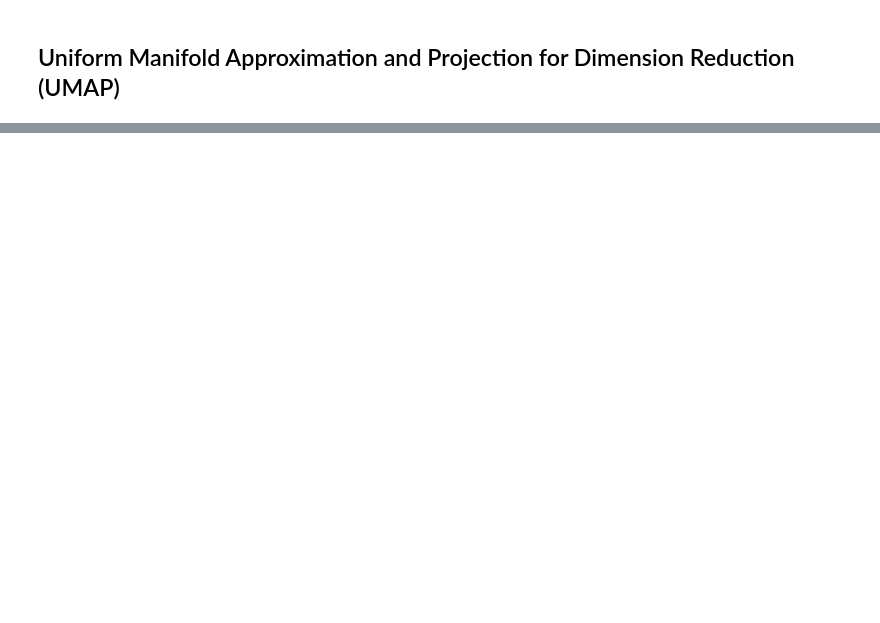
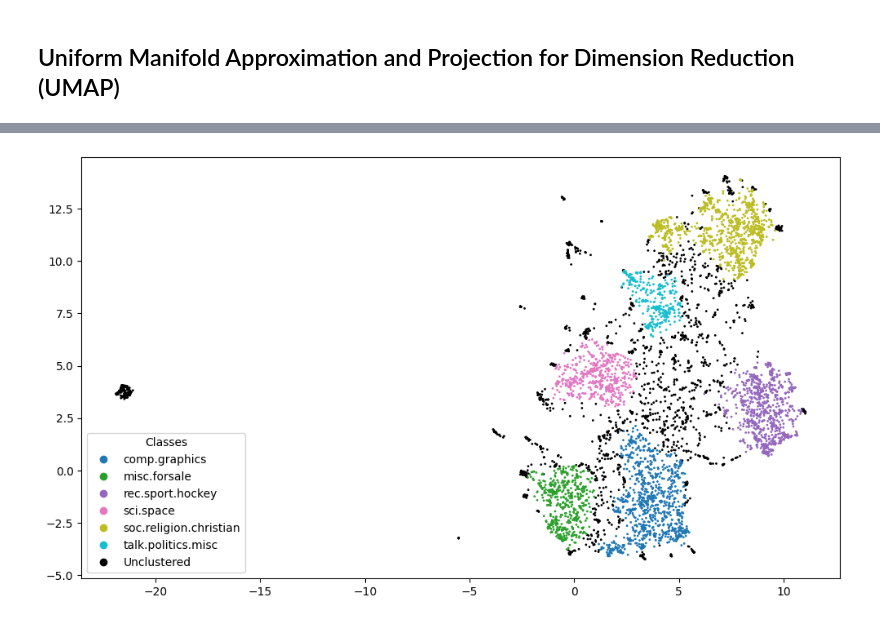
Before and after one commit to GuillaumeZahnd/20newsgroups-clustering, a Jupyter notebook: 20newsgroups-clustering.ipynb, the cells around one changed output, grey strips where cells are left out. Saved outputs shown, nothing was run; the diff lists cells and outputs as text; code cells hidden in the pictures; blank space fills up the shorter version.

```diff
--- a/20newsgroups-clustering.ipynb
+++ b/20newsgroups-clustering.ipynb
@@ -482,0 +551,29 @@ plt.show()
+# %%
+hdbscan_labels = HDBSCAN(min_samples=65, min_cluster_size=170).fit_predict(embeddings)
+# %%
+# We implement another lookup table to make the indices of the clusters coincide between HDBSCAN and UMAP
+def label_to_cluster_index_mapping_hdbscan_to_umap(label_indices):
+    label_indices += 10
+    label_indices[label_indices==10] = 2
+    label_indices[label_indices==11] = 3
+    label_indices[label_indices==12] = 5
+    label_indices[label_indices==13] = 4
+    label_indices[label_indices==14] = 0
+    label_indices[label_indices==15] = 1
+    return label_indices
+# %%
+clustered = (hdbscan_labels >= 0)
+plt.figure(figsize=(12, 12))
+ax = plt.gca()
+ax.set_aspect('equal')
+
+scatter_unclustered = ax.scatter(embeddings[~clustered, 0], embeddings[~clustered, 1], c=hdbscan_labels[~clustered], s=1, alpha=1, cmap='gist_gray')
+scatter = ax.scatter(
+    embeddings[clustered, 0], embeddings[clustered, 1],
+    c=label_to_cluster_index_mapping_hdbscan_to_umap(hdbscan_labels[clustered]), s=1, cmap='tab10')
+ax.legend(
+    handles=[*scatter.legend_elements()[0], *scatter_unclustered.legend_elements()[0]],
+    labels=[*unique_labels, 'Unclustered'], loc='lower left', title='Classes')
+plt.show()
+# %% [output]
+[figure, added]
```
Also changed, not shown: parts of 30 cells of this notebook.
